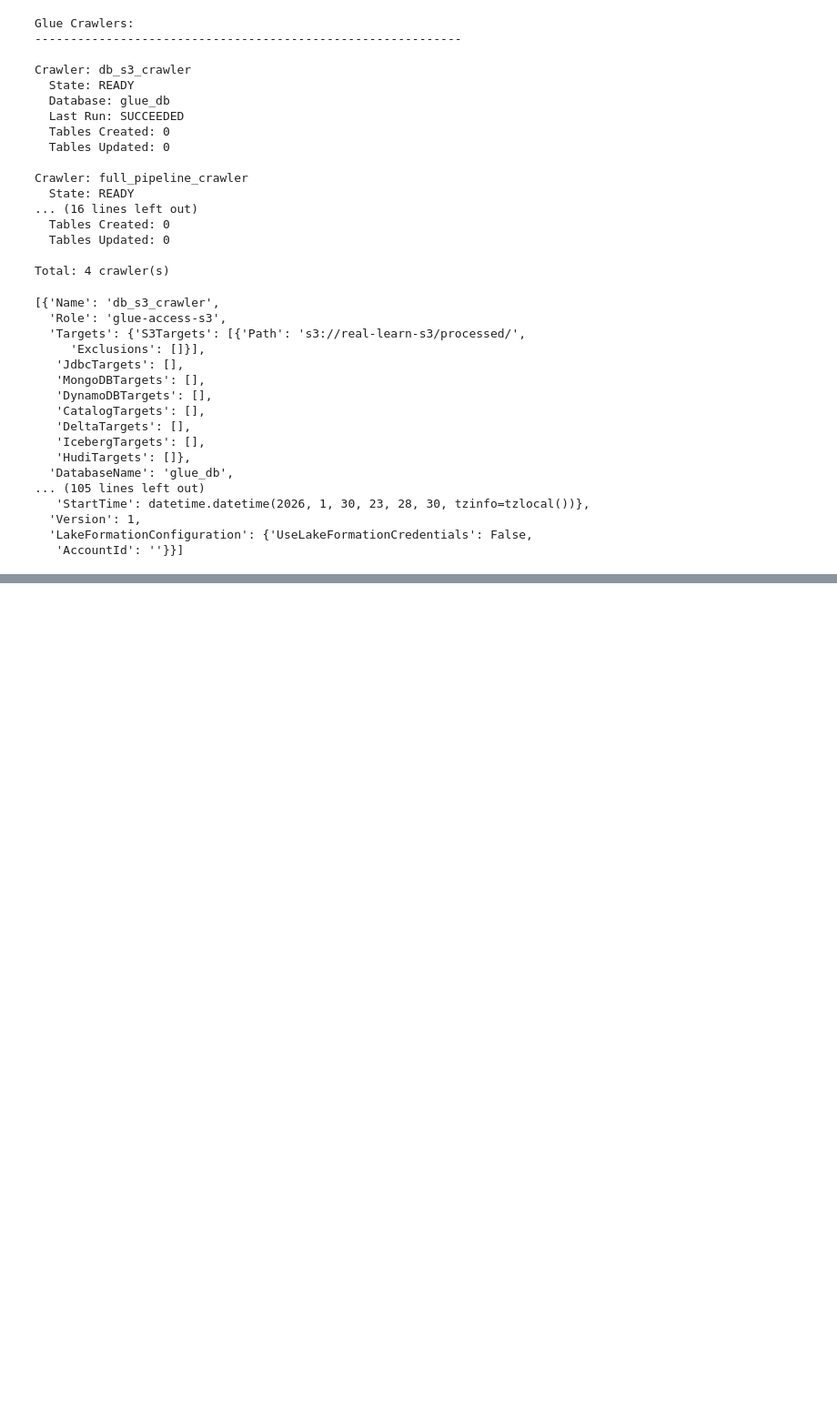
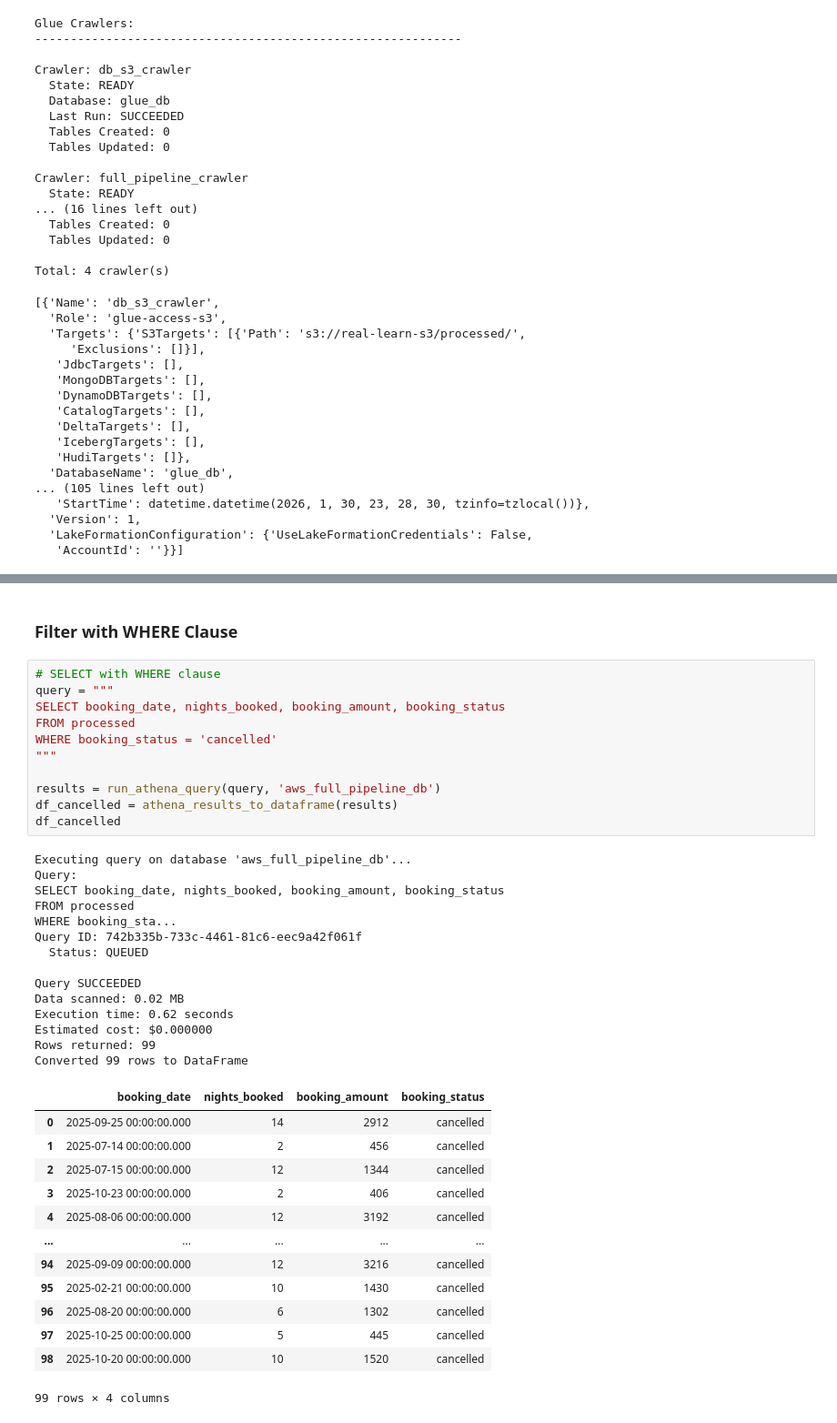
Before and after one commit to kisyular/aws-for-data-engineering, a Jupyter notebook: aws_complete_workflow.ipynb, the cells around one changed output, grey strips where cells are left out. Shown at 91% size. Cells and saved outputs as stored; diff of their text form; blank space fills up the shorter version.

```diff
--- a/aws_complete_workflow.ipynb
+++ b/aws_complete_workflow.ipynb
@@ -1465,0 +1766,41 @@ Total: 4 crawler(s)
+# %% [markdown]
+### Filter with WHERE Clause
+# %%
+# SELECT with WHERE clause
+query = """
+SELECT booking_date, nights_booked, booking_amount, booking_status
+FROM processed
+WHERE booking_status = 'cancelled'
+"""
+
+results = run_athena_query(query, 'aws_full_pipeline_db')
+df_cancelled = athena_results_to_dataframe(results)
+df_cancelled
+# %% [output]
+Executing query on database 'aws_full_pipeline_db'...
+Query:
+SELECT booking_date, nights_booked, booking_amount, booking_status
+FROM processed
+WHERE booking_sta...
+Query ID: 742b335b-733c-4461-81c6-eec9a42f061f
+  Status: QUEUED
+
+Query SUCCEEDED
+Data scanned: 0.02 MB
+Execution time: 0.62 seconds
+Estimated cost: $0.000000
+Rows returned: 99
+Converted 99 rows to DataFrame
+|  | booking_date | nights_booked | booking_amount | booking_status |
+| 0 | 2025-09-25 00:00:00.000 | 14 | 2912 | cancelled |
+| 1 | 2025-07-14 00:00:00.000 | 2 | 456 | cancelled |
+| 2 | 2025-07-15 00:00:00.000 | 12 | 1344 | cancelled |
+| 3 | 2025-10-23 00:00:00.000 | 2 | 406 | cancelled |
+| 4 | 2025-08-06 00:00:00.000 | 12 | 3192 | cancelled |
+| ... | ... | ... | ... | ... |
+| 94 | 2025-09-09 00:00:00.000 | 12 | 3216 | cancelled |
+| 95 | 2025-02-21 00:00:00.000 | 10 | 1430 | cancelled |
+| 96 | 2025-08-20 00:00:00.000 | 6 | 1302 | cancelled |
+| 97 | 2025-10-25 00:00:00.000 | 5 | 445 | cancelled |
+| 98 | 2025-10-20 00:00:00.000 | 10 | 1520 | cancelled |
+99 rows × 4 columns
```
Also changed, not shown: parts of 19 cells of this notebook.
